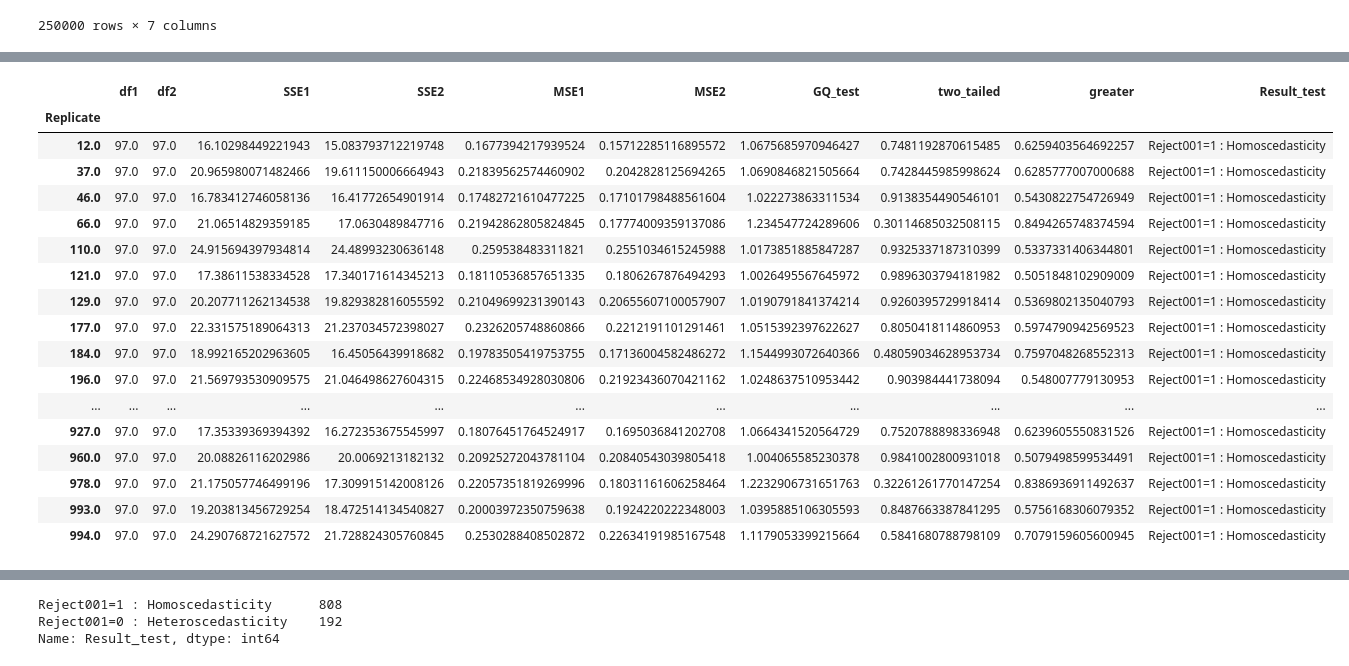
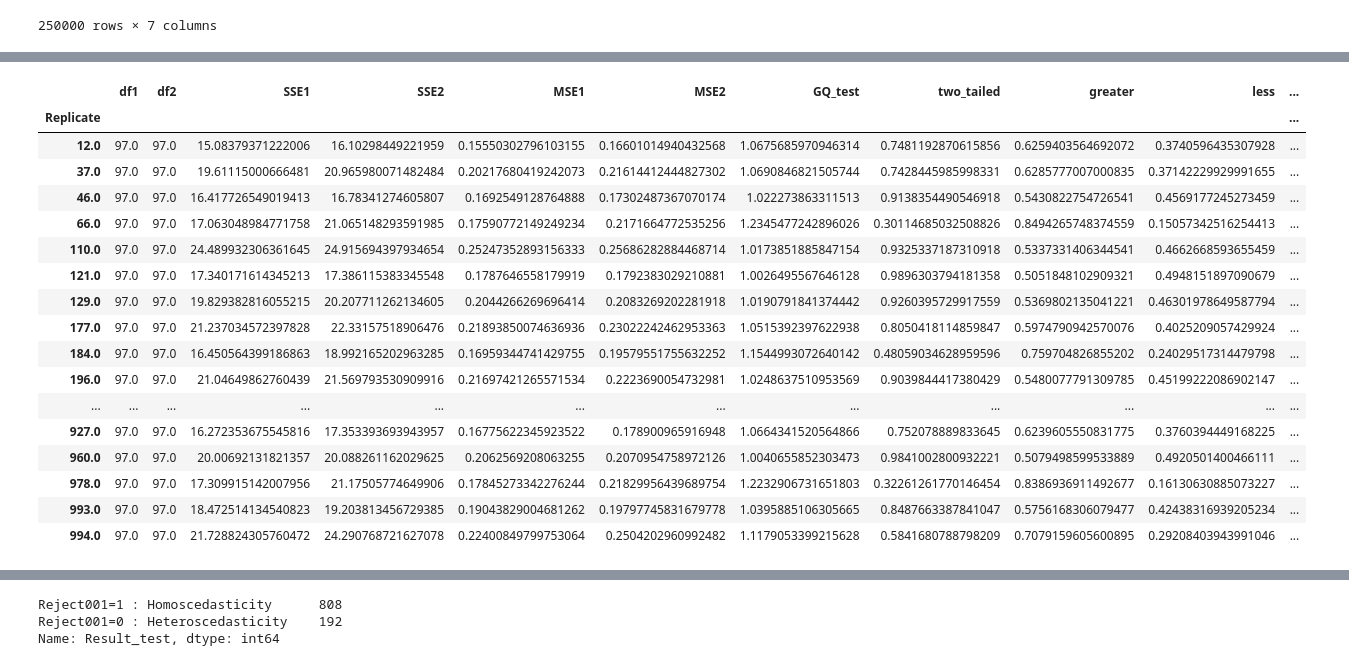
Before and after one commit to iam-fern/Generate_multiplication, a Jupyter notebook: GQtest_data_multi_delta_(_0_4)_n250_01.ipynb, the cells around one changed output, grey strips where cells are left out. Cells and saved outputs as stored; diff of their text form; code cells hidden in the pictures.

```diff
--- a/GQtest_data_multi_delta_(_0_4)_n250_01.ipynb
+++ b/GQtest_data_multi_delta_(_0_4)_n250_01.ipynb
@@ -142,7 +176,6 @@ def get_result(run_replicate, percent_data):
     new_table_sort = new_table.sort_values('x2')
     new_table_sort.reset_index(inplace=True)
     new_table_sort.drop(['index'], axis=1, inplace=True)
-
 
     # แบ่งข้อมูลกลุ่มที่ 1
     table1 = new_table_sort.iloc[:int(percent_data*new_table_sort.shape[0]) , :]
@@ -156,8 +189,7 @@ def get_result(run_replicate, percent_data):
     # หาค่า df กลุ่ม 1
     DF1 = model1.df_resid + 1
     SSE1 = model1.ssr
-    MSE1 = model1.mse_resid
-
+    MSE1 = SSE1/DF1
 
     # แบ่งข้อมูลกลุ่มที่ 2
     table2 = new_table_sort.iloc[int((1-percent_data)*new_table_sort.shape[0]): , :]
@@ -171,23 +203,21 @@ def get_result(run_replicate, percent_data):
     # หาค่า df กลุ่ม 2
     DF2 = model2.df_resid + 1
     SSE2 = model2.ssr
-    MSE2 = model2.mse_resid
+    MSE2 = SSE2/DF2
 
     # ค่าสถิติทดสอบ
     GQ_test = (SSE2/DF2) / (SSE1/DF1)
-
 
     df2 = DF2
     df1 = DF1
 
     # คำนวณค่า p-value
-    # sf(x, dfn, dfd, loc=0, scale=1) : Survival function (also defined as 1 - cdf, but sf is sometimes more accurate)
+    # pdf(x, dfn, dfd, loc=0, scale=1) : Probability density function
     two_tailed = 2.0*(1.0-(ss.f.cdf(GQ_test, df2, df1)))
+    p_greater = ss.f.cdf(GQ_test, df2, df1)
+    p_less = 1.0-ss.f.cdf(GQ_test, df2, df1)
 
-    # pdf(x, dfn, dfd, loc=0, scale=1) : Probability density function
-    p_greater = ss.f.cdf(GQ_test, df2, df1)
-
-    return df2, df1, SSE2, SSE1, MSE2, MSE1, GQ_test, two_tailed, p_greater
+    return df1, df2, SSE1, SSE2, MSE1, MSE2, GQ_test, two_tailed, p_greater, p_less
 
 # สร้าง list ของ replicates
 list_replicate=list({i[0] for i in table.index})
@@ -203,13 +233,14 @@ list_MSE2=[]
 list_GQ_test=[]
 list_two_tailed=[]
 list_p_greater=[]
+list_p_less=[]
 
 # กำหนด % การแบ่งข้อมูล
 percent_data=0.4
 
 # ใช้ for loop สำหรับการ run ทุก replicates
 for run_replicate in list_replicate:
-    df1, df2, SSE1, SSE2, MSE1, MSE2, GQ_test, two_tailed, p_greater=get_result(run_replicate, percent_data)
+    df1, df2, SSE1, SSE2, MSE1, MSE2, GQ_test, two_tailed, p_greater, p_less=get_result(run_replicate, percent_data)
     list_df1.append(df1)
     list_SSE1.append(SSE1)
     list_df2.append(df2)
@@ -219,41 +250,42 @@ for run_replicate in list_replicate:
     list_GQ_test.append(GQ_test)
     list_two_tailed.append(two_tailed)
     list_p_greater.append(p_greater)
+    list_p_less.append(p_less)
 # %%
 # สร้างตารางผลลัพธ์
 alpha = 0.01
 pd.set_option('display.max_rows', 1000)
 pd.set_option('display.max_columns', 1000)
 pd.set_option('display.width', 1000)
 result=pd.DataFrame({"Replicate":list_replicate, "df1":list_df1, "df2":list_df2, "SSE1":list_SSE1,
                      "SSE2":list_SSE2, "MSE1":list_MSE1, "MSE2":list_MSE2,
-                     "GQ_test":list_GQ_test, "two_tailed":list_two_tailed, "greater":list_p_greater})
+                     "GQ_test":list_GQ_test, "two_tailed":list_two_tailed, "greater":list_p_greater, "less":list_p_less})
 result.set_index(['Replicate'], inplace=True)
-result=result[(result["two_tailed"]<=1) & (result["greater"]<=1)]
+result=result[(result["two_tailed"]<=1) & (result["greater"]<=1) & (result["less"]<=1)]
 result["Result_test"]=result["two_tailed"].apply(lambda p_value: 'Reject001=0 : Heteroscedasticity'
-                                                                  if p_value < alpha else 'Reject001=1 : Homoscedasticity')
+                                                 if p_value < alpha else 'Reject001=1 : Homoscedasticity')
 #two_tailed_new_show=two_tailed_new.drop(columns="greater")
 
 result.astype(str)
 # %% [output]
-|  | df1 | df2 | SSE1 | SSE2 | MSE1 | MSE2 | GQ_test | two_tailed | greater | Result_test |
-| Replicate |  |  |  |  |  |  |  |  |  |  |
-| 12.0 | 97.0 | 97.0 | 16.10298449221943 | 15.083793712219748 | 0.1677394217939524 | 0.15712285116895572 | 1.0675685970946427 | 0.7481192870615485 | 0.6259403564692257 | Reject001=1 : Homoscedasticity |
-| 37.0 | 97.0 | 97.0 | 20.965980071482466 | 19.611150006664943 | 0.21839562574460902 | 0.2042828125694265 | 1.0690846821505664 | 0.7428445985998624 | 0.6285777007000688 | Reject001=1 : Homoscedasticity |
-| 46.0 | 97.0 | 97.0 | 16.783412746058136 | 16.41772654901914 | 0.17482721610477225 | 0.17101798488561604 | 1.022273863311534 | 0.9138354490546101 | 0.5430822754726949 | Reject001=1 : Homoscedasticity |
-| 66.0 | 97.0 | 97.0 | 21.06514829359185 | 17.0630489847716 | 0.21942862805824845 | 0.17774009359137086 | 1.234547724289606 | 0.30114685032508115 | 0.8494265748374594 | Reject001=1 : Homoscedasticity |
-| 110.0 | 97.0 | 97.0 | 24.915694397934814 | 24.48993230636148 | 0.259538483311821 | 0.2551034615245988 | 1.0173851885847287 | 0.9325337187310399 | 0.5337331406344801 | Reject001=1 : Homoscedasticity |
-| 121.0 | 97.0 | 97.0 | 17.38611538334528 | 17.340171614345213 | 0.18110536857651335 | 0.1806267876494293 | 1.0026495567645972 | 0.9896303794181982 | 0.5051848102909009 | Reject001=1 : Homoscedasticity |
-| 129.0 | 97.0 | 97.0 | 20.207711262134538 | 19.829382816055592 | 0.21049699231390143 | 0.20655607100057907 | 1.0190791841374214 | 0.9260395729918414 | 0.5369802135040793 | Reject001=1 : Homoscedasticity |
-| 177.0 | 97.0 | 97.0 | 22.331575189064313 | 21.237034572398027 | 0.2326205748860866 | 0.2212191101291461 | 1.0515392397622627 | 0.8050418114860953 | 0.5974790942569523 | Reject001=1 : Homoscedasticity |
-| 184.0 | 97.0 | 97.0 | 18.992165202963605 | 16.45056439918682 | 0.19783505419753755 | 0.17136004582486272 | 1.1544993072640366 | 0.48059034628953734 | 0.7597048268552313 | Reject001=1 : Homoscedasticity |
-| 196.0 | 97.0 | 97.0 | 21.569793530909575 | 21.046498627604315 | 0.22468534928030806 | 0.21923436070421162 | 1.0248637510953442 | 0.903984441738094 | 0.548007779130953 | Reject001=1 : Homoscedasticity |
-| ... | ... | ... | ... | ... | ... | ... | ... | ... | ... | ... |
-| 927.0 | 97.0 | 97.0 | 17.35339369394392 | 16.272353675545997 | 0.18076451764524917 | 0.1695036841202708 | 1.0664341520564729 | 0.7520788898336948 | 0.6239605550831526 | Reject001=1 : Homoscedasticity |
-| 960.0 | 97.0 | 97.0 | 20.08826116202986 | 20.0069213182132 | 0.20925272043781104 | 0.20840543039805418 | 1.004065585230378 | 0.9841002800931018 | 0.5079498599534491 | Reject001=1 : Homoscedasticity |
-| 978.0 | 97.0 | 97.0 | 21.175057746499196 | 17.309915142008126 | 0.22057351819269996 | 0.18031161606258464 | 1.2232906731651763 | 0.32261261770147254 | 0.8386936911492637 | Reject001=1 : Homoscedasticity |
-| 993.0 | 97.0 | 97.0 | 19.203813456729254 | 18.472514134540827 | 0.20003972350759638 | 0.1924220222348003 | 1.0395885106305593 | 0.8487663387841295 | 0.5756168306079352 | Reject001=1 : Homoscedasticity |
-| 994.0 | 97.0 | 97.0 | 24.290768721627572 | 21.728824305760845 | 0.2530288408502872 | 0.22634191985167548 | 1.1179053399215664 | 0.5841680788798109 | 0.7079159605600945 | Reject001=1 : Homoscedasticity |
+|  | df1 | df2 | SSE1 | SSE2 | MSE1 | MSE2 | GQ_test | two_tailed | greater | less | ... |
+| Replicate |  |  |  |  |  |  |  |  |  |  | ... |
+| 12.0 | 97.0 | 97.0 | 15.08379371222006 | 16.10298449221959 | 0.15550302796103155 | 0.16601014940432568 | 1.0675685970946314 | 0.7481192870615856 | 0.6259403564692072 | 0.3740596435307928 | ... |
+| 37.0 | 97.0 | 97.0 | 19.61115000666481 | 20.965980071482484 | 0.20217680419242073 | 0.21614412444827302 | 1.0690846821505744 | 0.7428445985998331 | 0.6285777007000835 | 0.37142229929991655 | ... |
+| 46.0 | 97.0 | 97.0 | 16.417726549019413 | 16.78341274605807 | 0.1692549128764888 | 0.17302487367070174 | 1.022273863311513 | 0.9138354490546918 | 0.5430822754726541 | 0.4569177245273459 | ... |
+| 66.0 | 97.0 | 97.0 | 17.063048984771758 | 21.065148293591985 | 0.17590772149249234 | 0.2171664772535256 | 1.2345477242896026 | 0.30114685032508826 | 0.8494265748374559 | 0.15057342516254413 | ... |
+| 110.0 | 97.0 | 97.0 | 24.489932306361645 | 24.915694397934654 | 0.25247352893156333 | 0.25686282884468714 | 1.0173851885847154 | 0.9325337187310918 | 0.5337331406344541 | 0.4662668593655459 | ... |
+| 121.0 | 97.0 | 97.0 | 17.340171614345213 | 17.386115383345548 | 0.1787646558179919 | 0.1792383029210881 | 1.0026495567646128 | 0.9896303794181358 | 0.5051848102909321 | 0.4948151897090679 | ... |
+| 129.0 | 97.0 | 97.0 | 19.829382816055215 | 20.207711262134605 | 0.2044266269696414 | 0.2083269202281918 | 1.0190791841374442 | 0.9260395729917559 | 0.5369802135041221 | 0.46301978649587794 | ... |
+| 177.0 | 97.0 | 97.0 | 21.237034572397828 | 22.33157518906476 | 0.21893850074636936 | 0.23022242462953363 | 1.0515392397622938 | 0.8050418114859847 | 0.5974790942570076 | 0.4025209057429924 | ... |
+| 184.0 | 97.0 | 97.0 | 16.450564399186863 | 18.992165202963285 | 0.16959344741429755 | 0.19579551755632252 | 1.1544993072640142 | 0.48059034628959596 | 0.759704826855202 | 0.24029517314479798 | ... |
+| 196.0 | 97.0 | 97.0 | 21.04649862760439 | 21.569793530909916 | 0.21697421265571534 | 0.2223690054732981 | 1.0248637510953569 | 0.9039844417380429 | 0.5480077791309785 | 0.45199222086902147 | ... |
+| ... | ... | ... | ... | ... | ... | ... | ... | ... | ... | ... | ... |
+| 927.0 | 97.0 | 97.0 | 16.272353675545816 | 17.353393693943957 | 0.16775622345923522 | 0.178900965916948 | 1.0664341520564866 | 0.752078889833645 | 0.6239605550831775 | 0.3760394449168225 | ... |
+| 960.0 | 97.0 | 97.0 | 20.00692131821357 | 20.088261162029625 | 0.2062569208063255 | 0.2070954758972126 | 1.0040655852303473 | 0.9841002800932221 | 0.5079498599533889 | 0.4920501400466111 | ... |
+| 978.0 | 97.0 | 97.0 | 17.309915142007956 | 21.17505774649906 | 0.17845273342276244 | 0.21829956439689754 | 1.2232906731651803 | 0.32261261770146454 | 0.8386936911492677 | 0.16130630885073227 | ... |
+| 993.0 | 97.0 | 97.0 | 18.472514134540823 | 19.203813456729385 | 0.19043829004681262 | 0.19797745831679778 | 1.0395885106305665 | 0.8487663387841047 | 0.5756168306079477 | 0.42438316939205234 | ... |
+| 994.0 | 97.0 | 97.0 | 21.728824305760472 | 24.290768721627078 | 0.22400849799753064 | 0.2504202960992482 | 1.1179053399215628 | 0.5841680788798209 | 0.7079159605600895 | 0.29208403943991046 | ... |
 # %%
 # สร้างตารางผลลัพธ์
 alpha = 0.01
```
Also changed, not shown: parts of 3 cells of this notebook.
